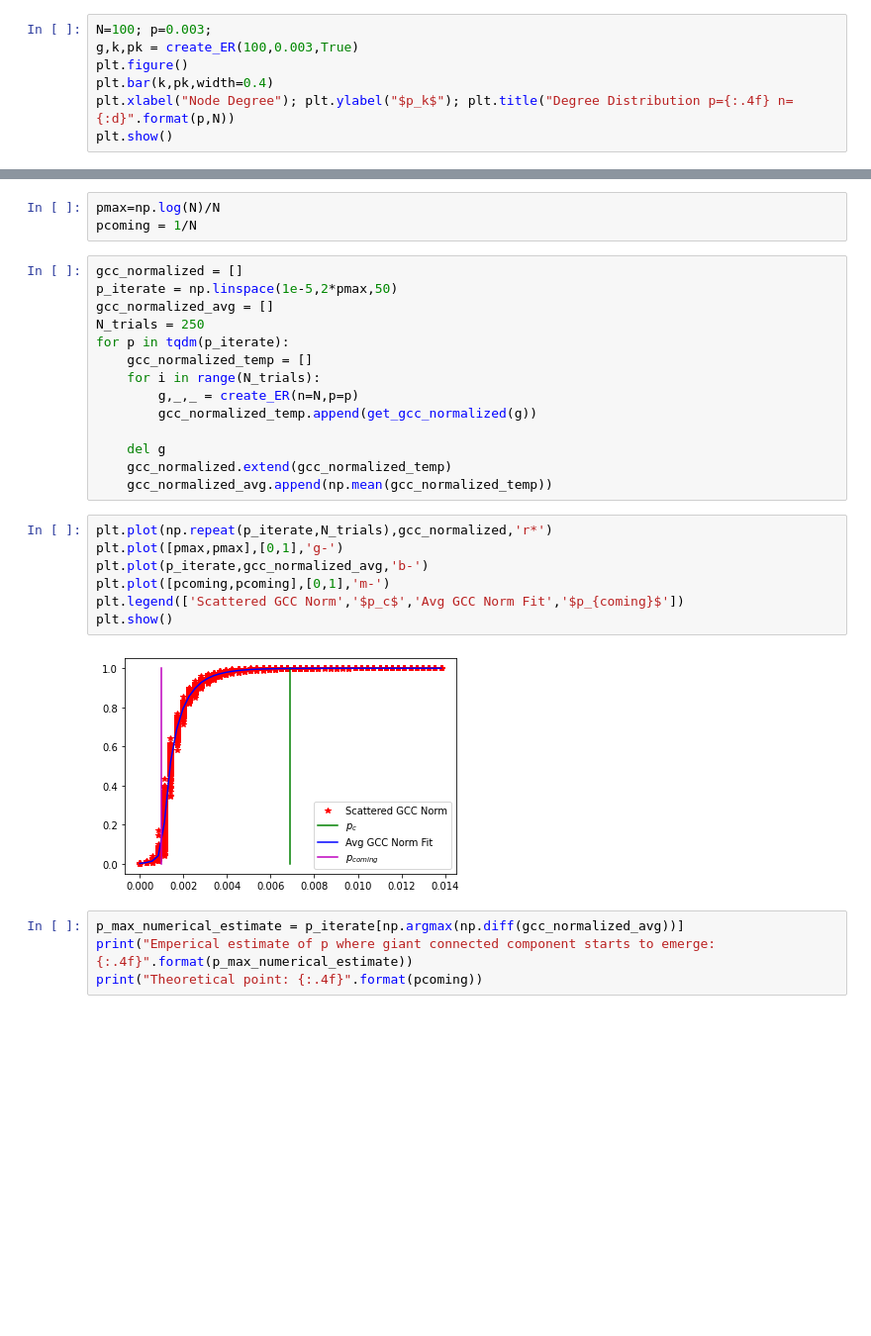
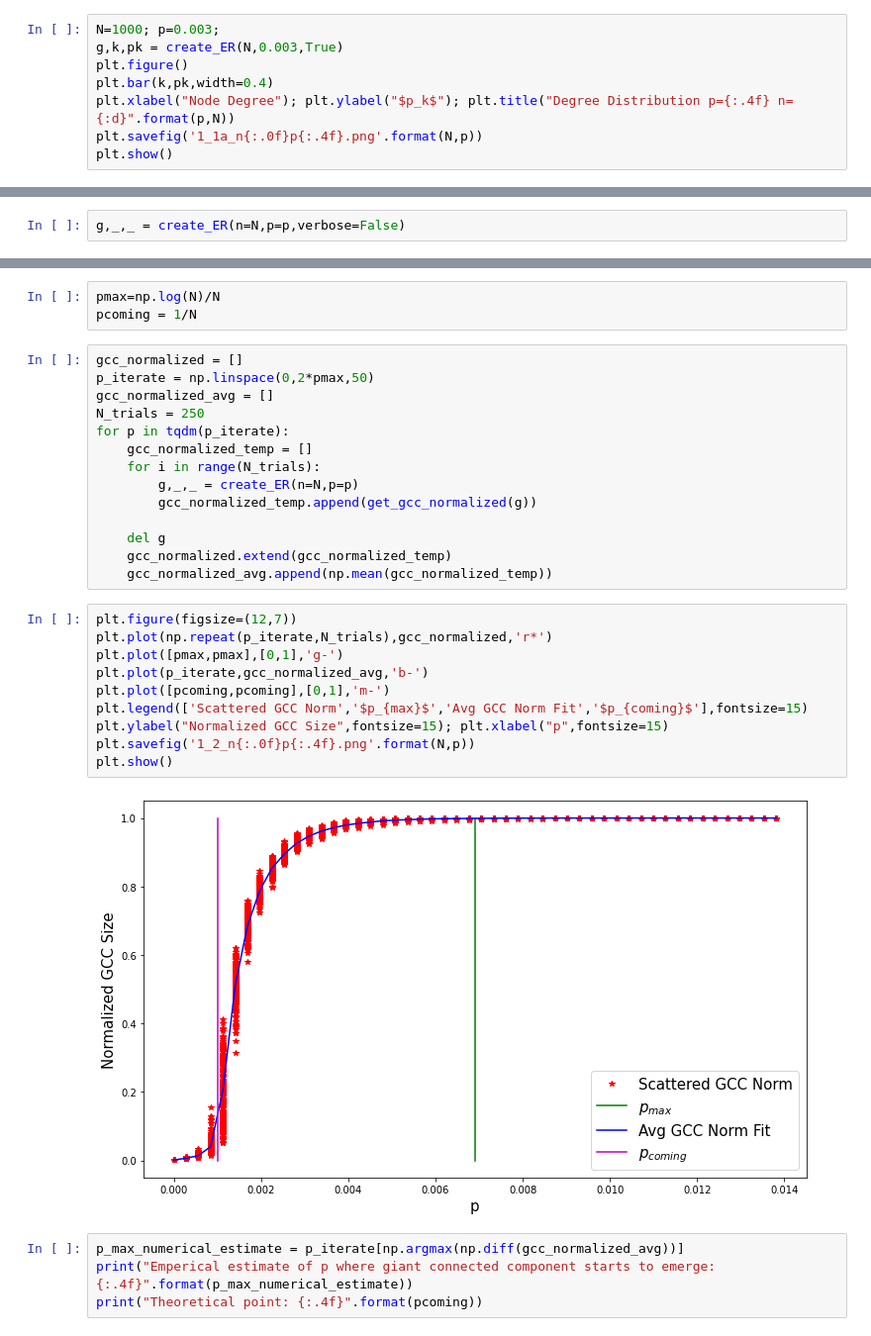
Before and after one commit to mlpotter/ECENGR232E-80, a Jupyter notebook: project_1/Project_1_MLP.ipynb, the cells around one changed output, grey strips where cells are left out. Shown at 99% size. Saved outputs shown, nothing was run; the diff lists cells and outputs as text; blank space fills up the shorter version.

Commit message:
added figures and some savefig plots

```diff
--- a/project_1/Project_1_MLP.ipynb
+++ b/project_1/Project_1_MLP.ipynb
@@ -64,10 +64,11 @@ This makes sense, as you can imagine that for any given node, there are $N-1$ gi
 
 Therefore, the degree distribution follows a $\textbf{Binomial distribution}$ which converts to a $\textbf{Poisson distribution}$ for large n and np=constant.
 # %%
-N=100; p=0.003;
-g,k,pk = create_ER(100,0.003,True)
+N=1000; p=0.003;
+g,k,pk = create_ER(N,0.003,True)
 plt.figure()
 plt.bar(k,pk,width=0.4)
 plt.xlabel("Node Degree"); plt.ylabel("$p_k$"); plt.title("Degree Distribution p={:.4f} n={:d}".format(p,N))
+plt.savefig('1_1a_n{:.0f}p{:.4f}.png'.format(N,p))
 plt.show()
 # %% [output]
@@ -176,3 +179,5 @@ for p in p_iterate:
         diameters.append(-1)
 
     connected_percent.append(mean(track_connect))
+# %%
+g,_,_ = create_ER(n=N,p=p,verbose=False)
@@ -205,7 +214,7 @@ pmax=np.log(N)/N
 pcoming = 1/N
 # %%
 gcc_normalized = []
-p_iterate = np.linspace(1e-5,2*pmax,50)
+p_iterate = np.linspace(0,2*pmax,50)
 gcc_normalized_avg = []
 N_trials = 250
 for p in tqdm(p_iterate):
@@ -218,14 +227,17 @@ for p in tqdm(p_iterate):
     gcc_normalized.extend(gcc_normalized_temp)
     gcc_normalized_avg.append(np.mean(gcc_normalized_temp))
 # %%
+plt.figure(figsize=(12,7))
 plt.plot(np.repeat(p_iterate,N_trials),gcc_normalized,'r*')
 plt.plot([pmax,pmax],[0,1],'g-')
 plt.plot(p_iterate,gcc_normalized_avg,'b-')
 plt.plot([pcoming,pcoming],[0,1],'m-')
-plt.legend(['Scattered GCC Norm','$p_c$','Avg GCC Norm Fit','$p_{coming}$'])
+plt.legend(['Scattered GCC Norm','$p_{max}$','Avg GCC Norm Fit','$p_{coming}$'],fontsize=15)
+plt.ylabel("Normalized GCC Size",fontsize=15); plt.xlabel("p",fontsize=15)
+plt.savefig('1_2_n{:.0f}p{:.4f}.png'.format(N,p))
 plt.show()
 # %% [output]
-[figure, old version]
+[figure, new version]
 # %%
 p_max_numerical_estimate = p_iterate[np.argmax(np.diff(gcc_normalized_avg))]
 print("Emperical estimate of p where giant connected component starts to emerge: {:.4f}".format(p_max_numerical_estimate))
```
Also changed, not shown: parts of 63 cells of this notebook.
